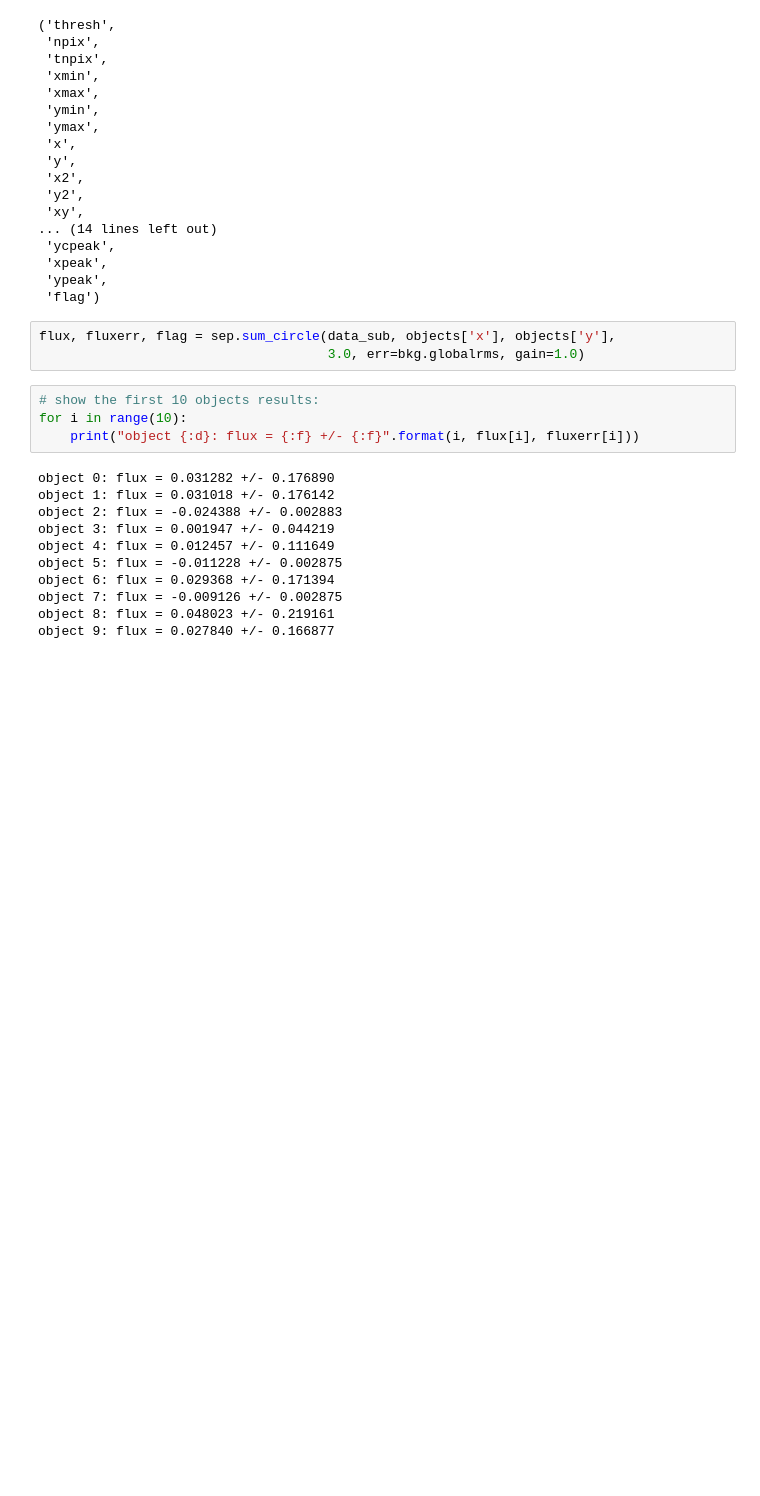
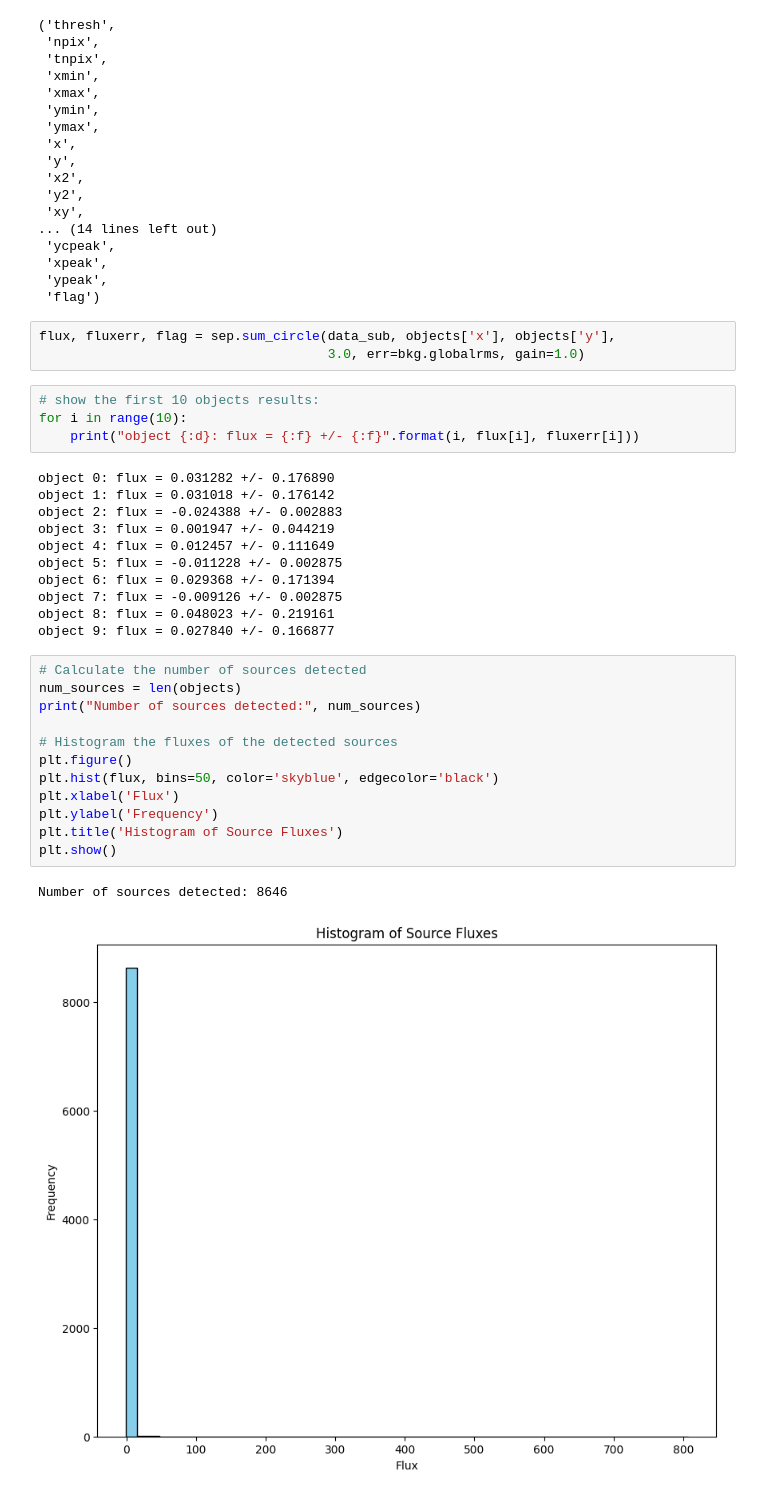
Before and after one commit to Oolongtea02/astr19, a Jupyter notebook: Hubble_UDF.ipynb, the cells around one changed output. Saved outputs shown, nothing was run; the diff lists cells and outputs as text; blank space fills up the shorter version.

Commit message:
Added histogram with sources and calculated fluxes

```diff
--- a/Hubble_UDF.ipynb
+++ b/Hubble_UDF.ipynb
@@ -119,3 +119,18 @@ object 6: flux = 0.029368 +/- 0.171394
 object 7: flux = -0.009126 +/- 0.002875
 object 8: flux = 0.048023 +/- 0.219161
 object 9: flux = 0.027840 +/- 0.166877
+# %%
+# Calculate the number of sources detected
+num_sources = len(objects)
+print("Number of sources detected:", num_sources)
+
+# Histogram the fluxes of the detected sources
+plt.figure()
+plt.hist(flux, bins=50, color='skyblue', edgecolor='black')
+plt.xlabel('Flux')
+plt.ylabel('Frequency')
+plt.title('Histogram of Source Fluxes')
+plt.show()
+# %% [output]
+Number of sources detected: 8646
+[figure, added]
```
Also changed, not shown: parts of 1 cell of this notebook.
